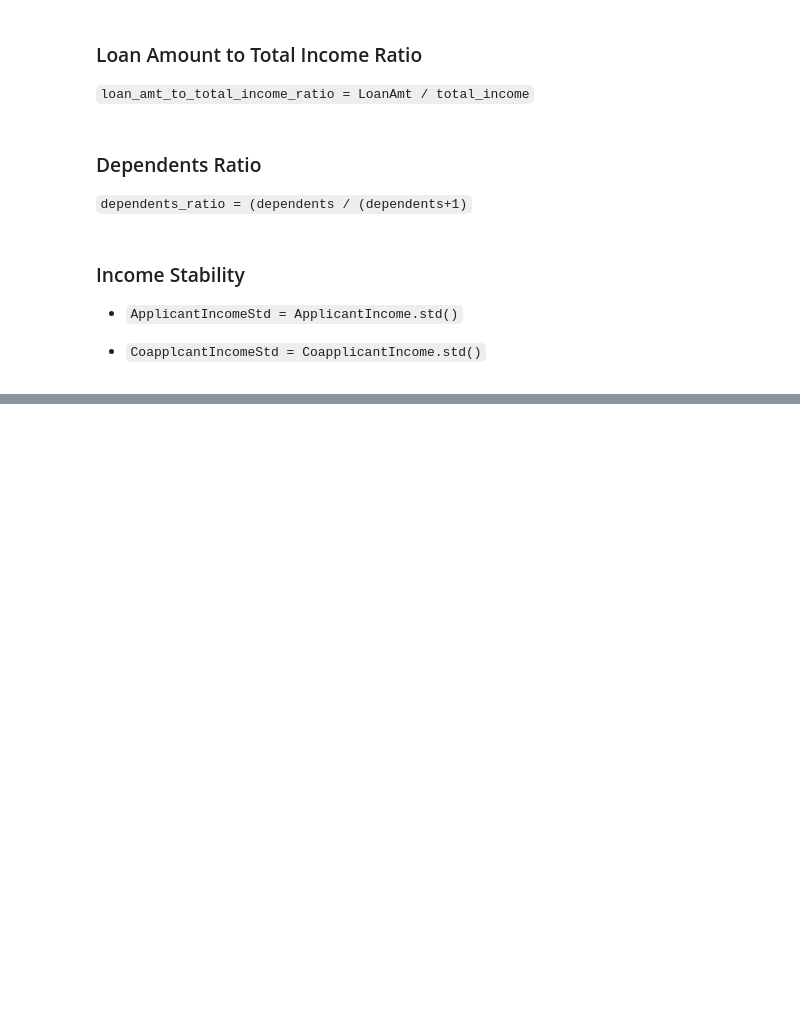
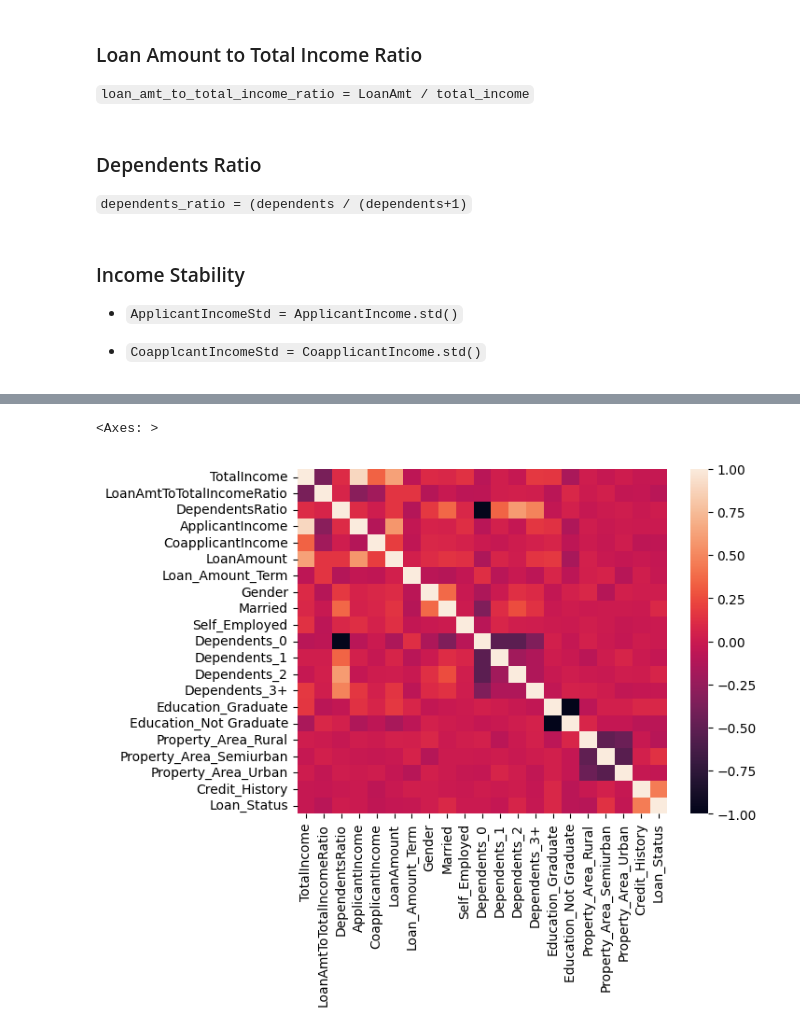
Before and after one commit to AnuOluwatomiwa/explainable-ai-credit-risk-assessment-project, a Jupyter notebook: documentation/feauture.ipynb, the cells around one changed output, grey strips where cells are left out. Drawn from its saved outputs; the diff is of its cells as text; code cells hidden in the pictures; blank space fills up the shorter version.

```diff
--- a/documentation/feauture.ipynb
+++ b/documentation/feauture.ipynb
@@ -11,7 +11,7 @@ from sklearn.preprocessing import OneHotEncoder, StandardScaler
 # %% [markdown]
 * Check correlation
 # %%
-full_df = pd.read_excel("../data/dataset_v2.xlsx")
+full_df = pd.read_excel("../data/dataset_v2.xlsx", index_col = "Loan_ID")
 full_df.shape
 # %% [output]
 (611, 18)
@@ -123 +165,6 @@ full_df_engineered.sample(10)
 10 rows × 21 columns
+# %%
+sns.heatmap(full_df_engineered.corr())
+# %% [output]
+<Axes: >
+[figure, added]
```
Also changed, not shown: parts of 8 cells of this notebook, 1 other file.
